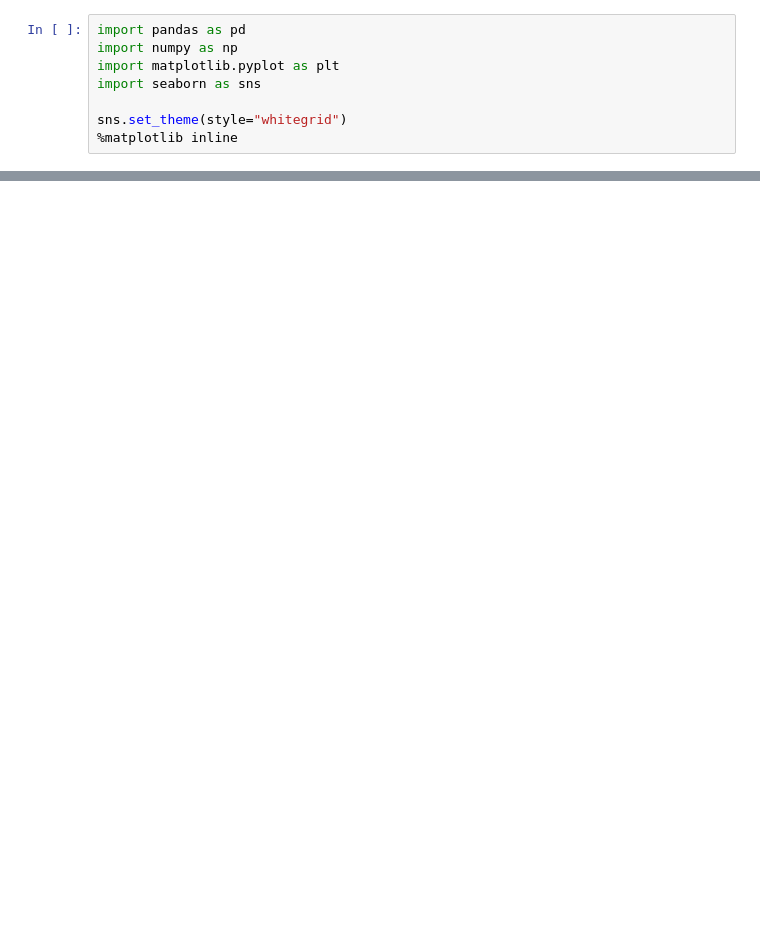
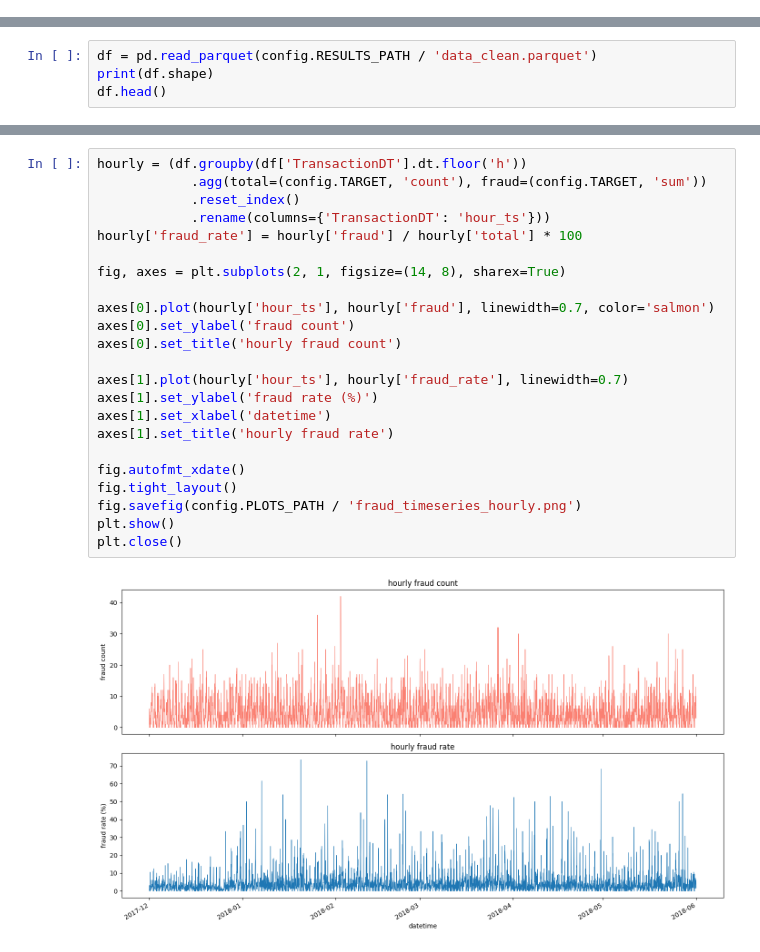
Before and after one commit to TimFlocke/fraud_model, a Jupyter notebook: notebooks/02_eda.ipynb, the cells around one changed output, grey strips where cells are left out. Saved outputs shown, nothing was run; the diff lists cells and outputs as text; blank space fills up the shorter version.

```diff
--- a/notebooks/02_eda.ipynb
+++ b/notebooks/02_eda.ipynb
@@ -5,8 +0,0 @@ Explore the synthetic fraud dataset generated in `01_data_creation.ipynb`.
-# %%
-import pandas as pd
-import numpy as np
-import matplotlib.pyplot as plt
-import seaborn as sns
-
-sns.set_theme(style="whitegrid")
-%matplotlib inline
@@ -80,0 +35,4 @@ plt.show()
+# %%
+df = pd.read_parquet(config.RESULTS_PATH / 'data_clean.parquet')
+print(df.shape)
+df.head()
@@ -80,0 +99,25 @@ plt.show()
+# %%
+hourly = (df.groupby(df['TransactionDT'].dt.floor('h'))
+            .agg(total=(config.TARGET, 'count'), fraud=(config.TARGET, 'sum'))
+            .reset_index()
+            .rename(columns={'TransactionDT': 'hour_ts'}))
+hourly['fraud_rate'] = hourly['fraud'] / hourly['total'] * 100
+
+fig, axes = plt.subplots(2, 1, figsize=(14, 8), sharex=True)
+
+axes[0].plot(hourly['hour_ts'], hourly['fraud'], linewidth=0.7, color='salmon')
+axes[0].set_ylabel('fraud count')
+axes[0].set_title('hourly fraud count')
+
+axes[1].plot(hourly['hour_ts'], hourly['fraud_rate'], linewidth=0.7)
+axes[1].set_ylabel('fraud rate (%)')
+axes[1].set_xlabel('datetime')
+axes[1].set_title('hourly fraud rate')
+
+fig.autofmt_xdate()
+fig.tight_layout()
+fig.savefig(config.PLOTS_PATH / 'fraud_timeseries_hourly.png')
+plt.show()
+plt.close()
+# %% [output]
+[figure, added]
```
Also changed, not shown: parts of 50 cells of this notebook, 22 other files.
